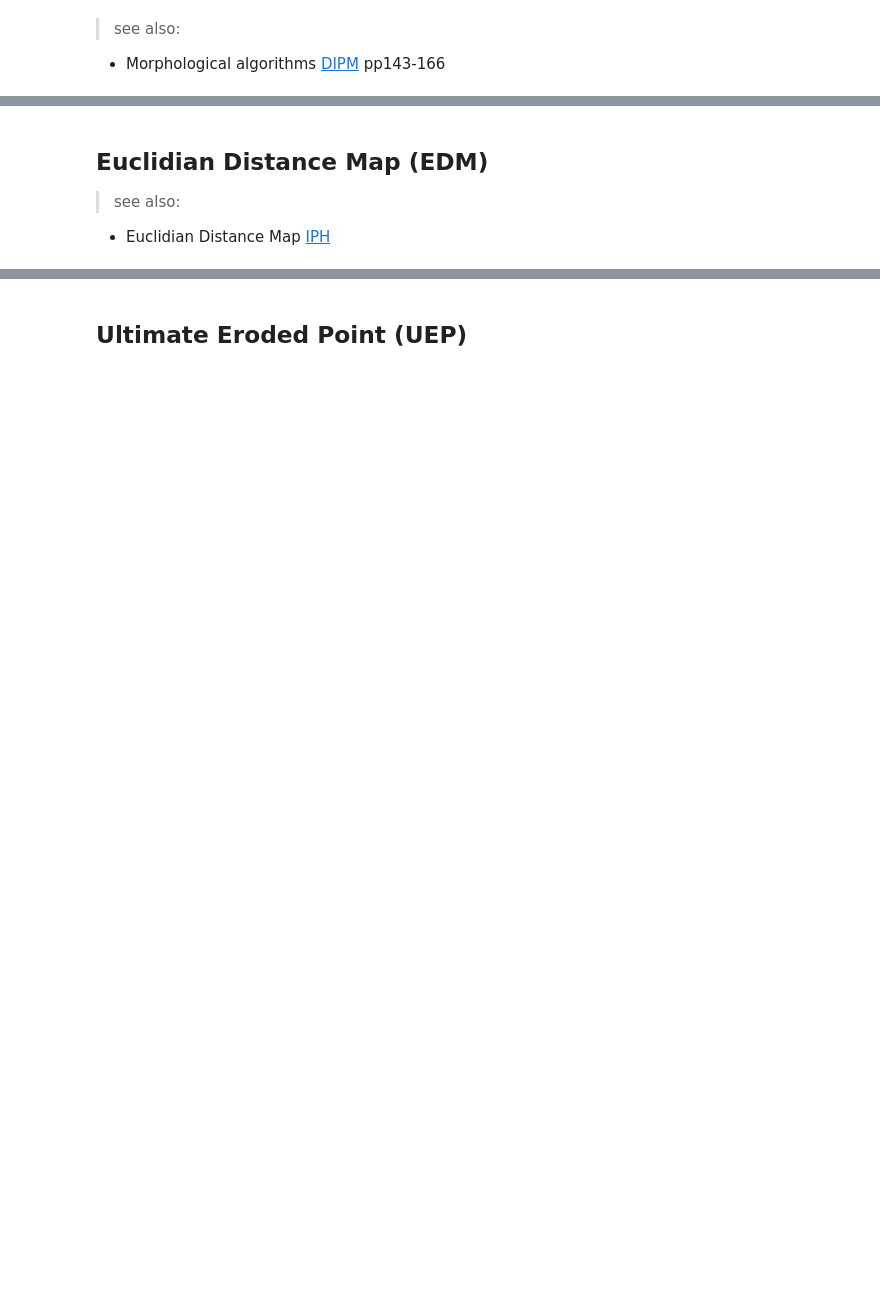
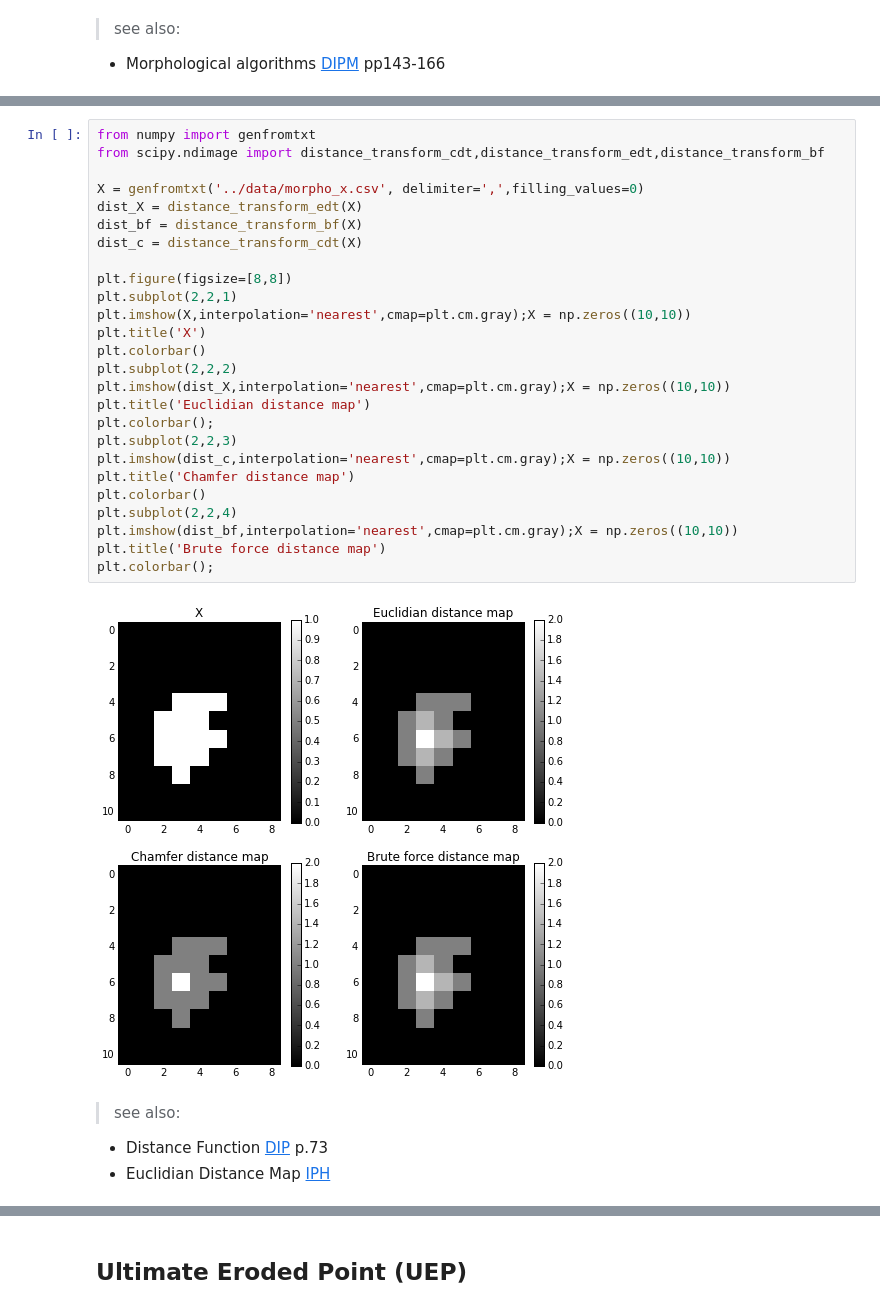
Before and after one commit to odebeir/info-h-500-501, a Jupyter notebook: 05-Morphomathematics/02-Combined operations.ipynb, the cells around one changed output, grey strips where cells are left out. Cells and saved outputs as stored; diff of their text form; blank space fills up the shorter version.

Commit message:
add dist transform

```diff
--- a/05-Morphomathematics/02-Combined operations.ipynb
+++ b/05-Morphomathematics/02-Combined operations.ipynb
@@ -84,5 +172,32 @@ plt.imshow(R,cmap=plt.cm.gray);
+# %%
+from numpy import genfromtxt
+from scipy.ndimage import distance_transform_cdt,distance_transform_edt,distance_transform_bf
+
+X = genfromtxt('../data/morpho_x.csv', delimiter=',',filling_values=0)
+dist_X = distance_transform_edt(X)
+dist_bf = distance_transform_bf(X)
+dist_c = distance_transform_cdt(X)
+
+plt.figure(figsize=[8,8])
+plt.subplot(2,2,1)
+plt.imshow(X,interpolation='nearest',cmap=plt.cm.gray);X = np.zeros((10,10))
+plt.title('X')
+plt.colorbar()
+plt.subplot(2,2,2)
+plt.imshow(dist_X,interpolation='nearest',cmap=plt.cm.gray);X = np.zeros((10,10))
+plt.title('Euclidian distance map')
+plt.colorbar();
+plt.subplot(2,2,3)
+plt.imshow(dist_c,interpolation='nearest',cmap=plt.cm.gray);X = np.zeros((10,10))
+plt.title('Chamfer distance map')
+plt.colorbar()
+plt.subplot(2,2,4)
+plt.imshow(dist_bf,interpolation='nearest',cmap=plt.cm.gray);X = np.zeros((10,10))
+plt.title('Brute force distance map')
+plt.colorbar();
+# %% [output]
+[figure, added]
 # %% [markdown]
-## Euclidian Distance Map (EDM)
-
 >see also:
+* Distance Function [DIP](../00-Preface/06-References.ipynb#[DIP]) p.73
 * Euclidian Distance Map [IPH](../00-Preface/06-References.ipynb#[IPH])
```
Also changed, not shown: parts of 16 cells of this notebook.
